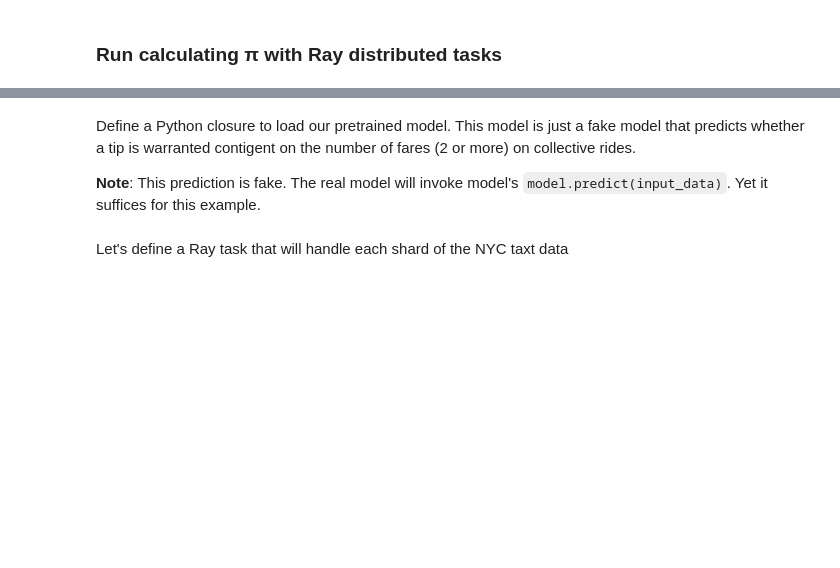
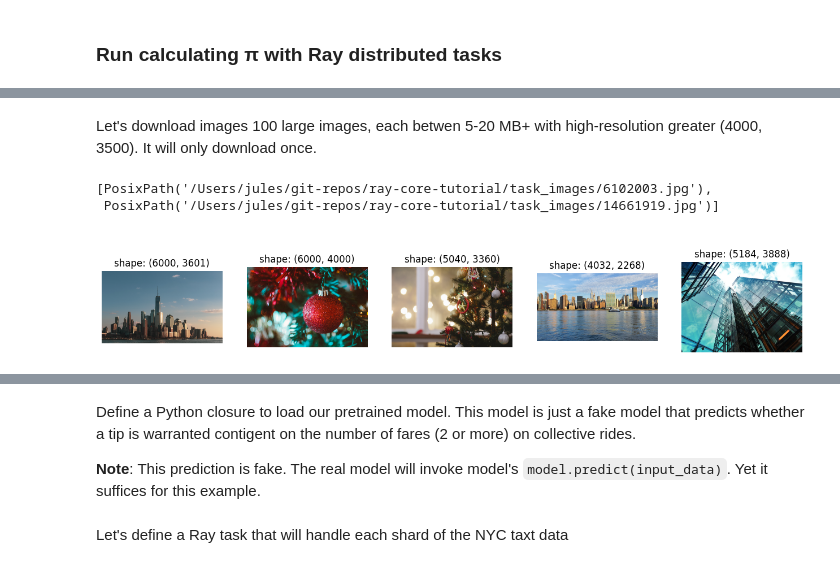
Before and after one commit to dmatrix/ray-core-tutorial, a Jupyter notebook: ex_01_remote_funcs.ipynb, the cells around one changed output, grey strips where cells are left out. Drawn from its saved outputs; the diff is of its cells as text; code cells hidden in the pictures; blank space fills up the shorter version.

Commit message:
Added a task helper utility file and added image processing example for Ray tasks
Signed-off-by: Jules Damji <jules@anyscale.com>

```diff
--- a/ex_01_remote_funcs.ipynb
+++ b/ex_01_remote_funcs.ipynb
@@ -256,0 +265,5 @@ Estimated value of π is: 3.141799
+# %%
+DATA_DIR = Path(os.getcwd() + "/task_images")
+BATCHES = [10, 20, 30, 40, 50, 60, 70, 80, 90, 100]
+SERIAL_BATCH_TIMES = []
+DISTRIBUTED_BATCH_TIMES = []
@@ -256,0 +284,3 @@ Estimated value of π is: 3.141799
+# %% [markdown]
+Let's download images 100 large images, each betwen 5-20 MB+ with high-resolution greater (4000, 3500).
+It will only download once.
@@ -256,0 +295,12 @@ Estimated value of π is: 3.141799
+# %%
+# Fetch the the entire image list
+image_list = list(DATA_DIR.glob("*.jpg"))
+image_list[:2]
+# %% [output]
+[PosixPath('/Users/jules/git-repos/ray-core-tutorial/task_images/6102003.jpg'),
+ PosixPath('/Users/jules/git-repos/ray-core-tutorial/task_images/14661919.jpg')]
+# %%
+# Let's look at some of random images, five for now, we are working with. Nice to be one with the data.
+t_utils.display_random_images(image_list, n=5)
+# %% [output]
+[figure, added]
```
Also changed, not shown: parts of 25 cells of this notebook, 1 other file.
